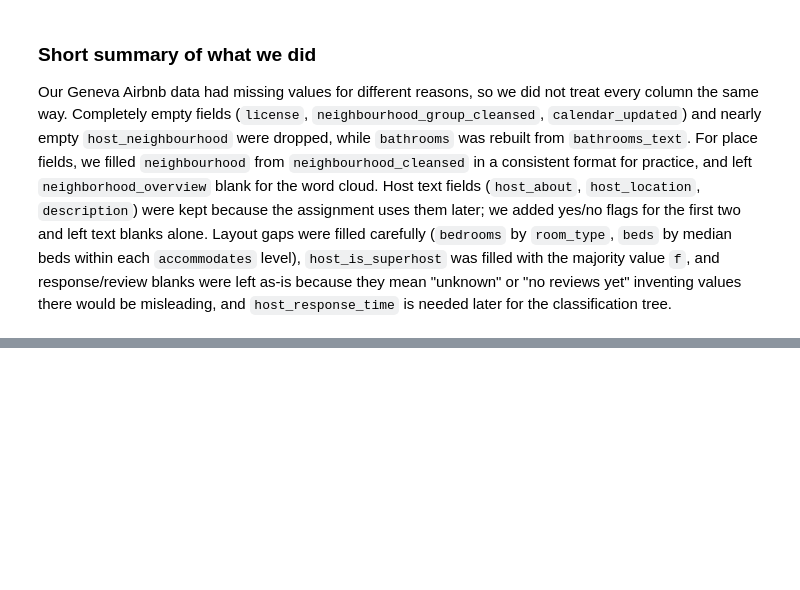
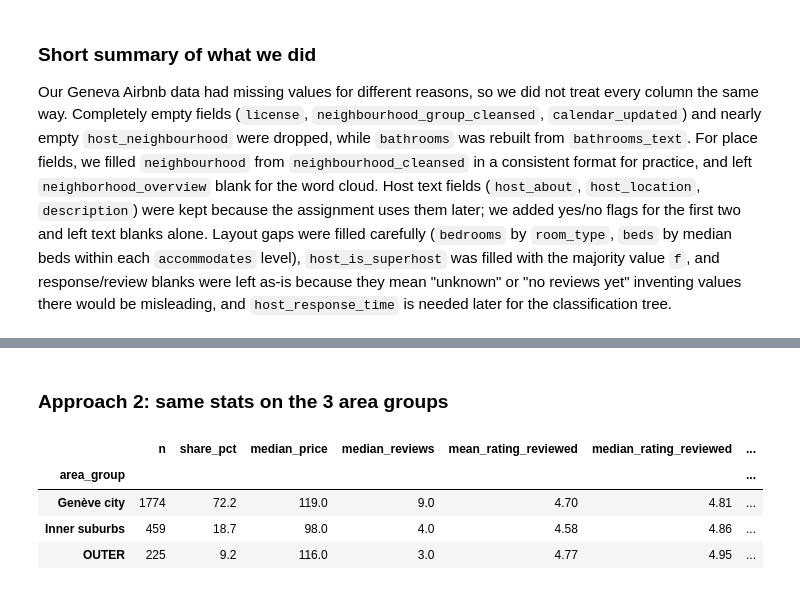
Before and after one commit to simonhamra/Final_Project_AD699, a Jupyter notebook: DATA_PREPARATION.ipynb, the cells around one changed output, grey strips where cells are left out. Saved outputs shown, nothing was run; the diff lists cells and outputs as text; code cells hidden in the pictures; blank space fills up the shorter version.

```diff
--- a/DATA_PREPARATION.ipynb
+++ b/DATA_PREPARATION.ipynb
@@ -338,0 +531,13 @@ Our Geneva Airbnb data had missing values for different reasons, so we did not t
+# %% [markdown]
+### Approach 2: same stats on the 3 area groups
+# %%
+stats_by_area_group = area_summary(df, 'area_group')
+# put groups in a readable order
+stats_by_area_group = stats_by_area_group.reindex(['Genève city', 'Inner suburbs', 'OUTER'])
+stats_by_area_group
+# %% [output]
+|  | n | share_pct | median_price | median_reviews | mean_rating_reviewed | median_rating_reviewed | ... |
+| area_group |  |  |  |  |  |  | ... |
+| Genève city | 1774 | 72.2 | 119.0 | 9.0 | 4.70 | 4.81 | ... |
+| Inner suburbs | 459 | 18.7 | 98.0 | 4.0 | 4.58 | 4.86 | ... |
+| OUTER | 225 | 9.2 | 116.0 | 3.0 | 4.77 | 4.95 | ... |
```
Also changed, not shown: parts of 16 cells of this notebook.
